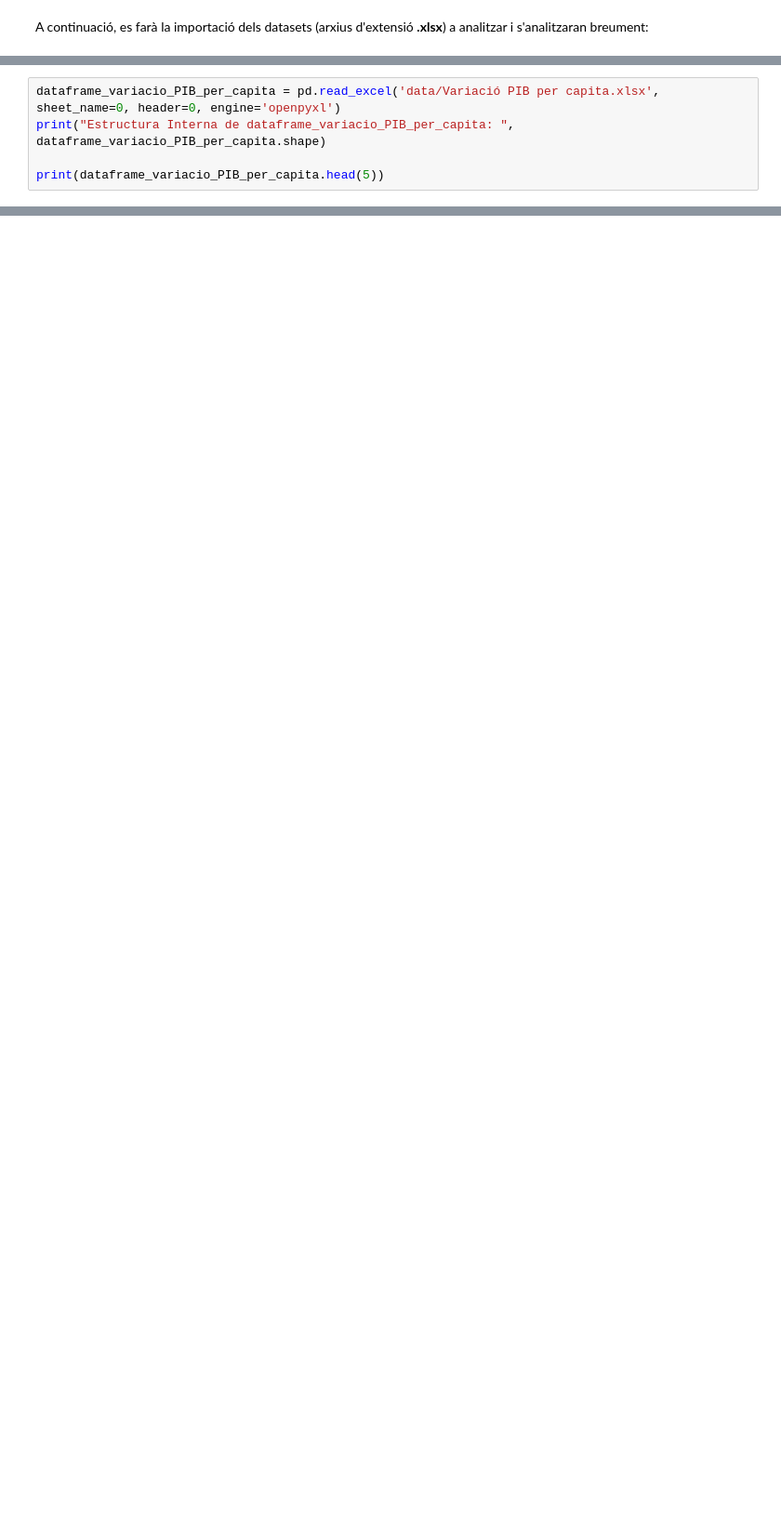
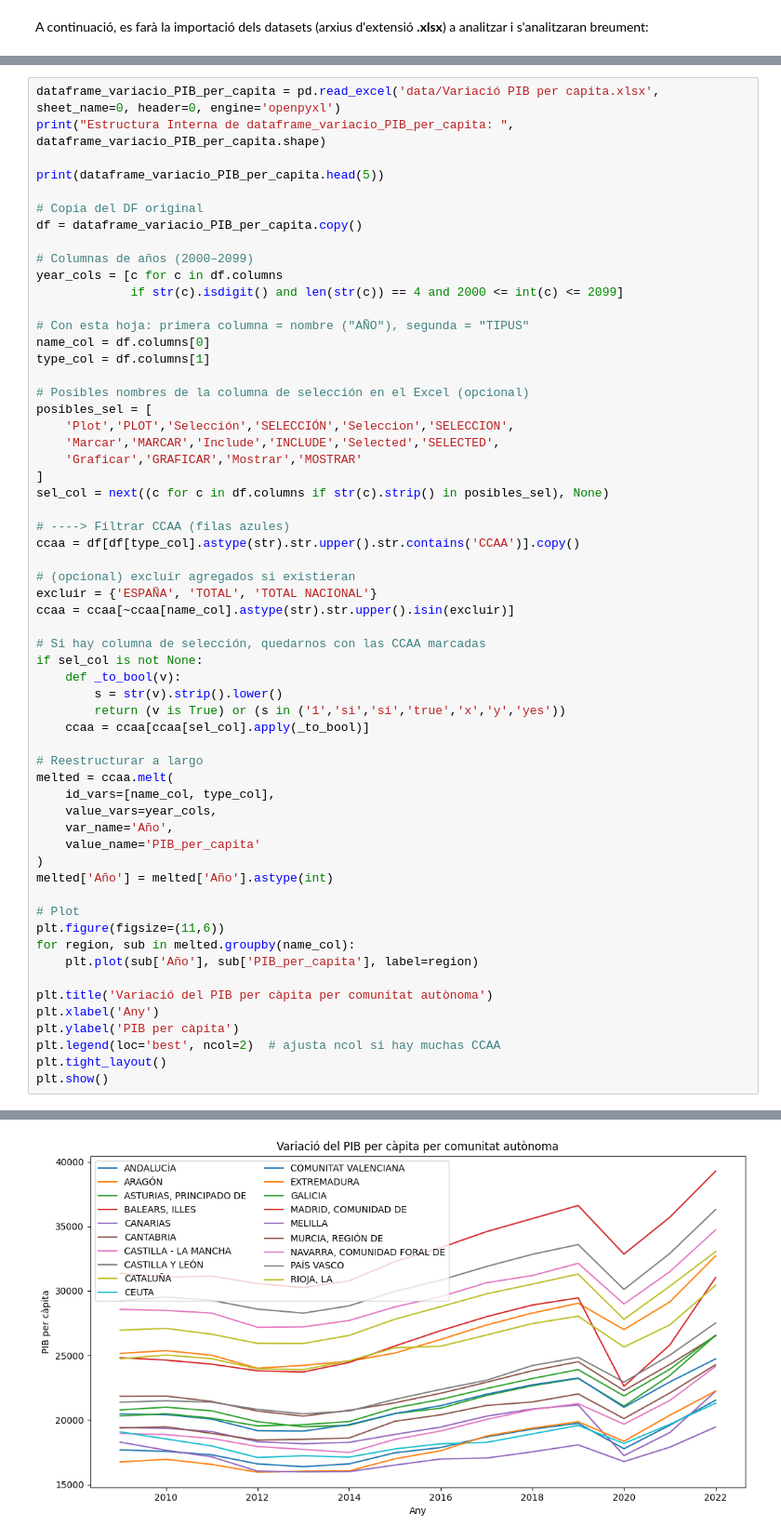
Before and after one commit to arnaumunozbarrera/Hackaton-UAB-2025, a Jupyter notebook: Informe Final.ipynb, the cells around one changed output, grey strips where cells are left out. Shown at 93% size. Drawn from its saved outputs; the diff is of its cells as text; blank space fills up the shorter version.

Commit message:
feature: update graphics

```diff
--- a/Informe Final.ipynb
+++ b/Informe Final.ipynb
@@ -127,3 +183,58 @@ dataframe_variacio_PIB_per_capita = pd.read_excel('data/Variació PIB per capita
 print("Estructura Interna de dataframe_variacio_PIB_per_capita: ", dataframe_variacio_PIB_per_capita.shape)
 
 print(dataframe_variacio_PIB_per_capita.head(5))
+
+# Copia del DF original
+df = dataframe_variacio_PIB_per_capita.copy()
+
+# Columnas de años (2000–2099)
+year_cols = [c for c in df.columns
+             if str(c).isdigit() and len(str(c)) == 4 and 2000 <= int(c) <= 2099]
+
+# Con esta hoja: primera columna = nombre ("AÑO"), segunda = "TIPUS"
+name_col = df.columns[0]
+type_col = df.columns[1]
+
+# Posibles nombres de la columna de selección en el Excel (opcional)
+posibles_sel = [
+    'Plot','PLOT','Selección','SELECCIÓN','Seleccion','SELECCION',
+    'Marcar','MARCAR','Include','INCLUDE','Selected','SELECTED',
+    'Graficar','GRAFICAR','Mostrar','MOSTRAR'
+]
+sel_col = next((c for c in df.columns if str(c).strip() in posibles_sel), None)
+
+# ----> Filtrar CCAA (filas azules)
+ccaa = df[df[type_col].astype(str).str.upper().str.contains('CCAA')].copy()
+
+# (opcional) excluir agregados si existieran
+excluir = {'ESPAÑA', 'TOTAL', 'TOTAL NACIONAL'}
+ccaa = ccaa[~ccaa[name_col].astype(str).str.upper().isin(excluir)]
+
+# Si hay columna de selección, quedarnos con las CCAA marcadas
+if sel_col is not None:
+    def _to_bool(v):
+        s = str(v).strip().lower()
+        return (v is True) or (s in ('1','si','sí','true','x','y','yes'))
+    ccaa = ccaa[ccaa[sel_col].apply(_to_bool)]
+
+# Reestructurar a largo
+melted = ccaa.melt(
+    id_vars=[name_col, type_col],
+    value_vars=year_cols,
+    var_name='Año',
+    value_name='PIB_per_capita'
+)
+melted['Año'] = melted['Año'].astype(int)
+
+# Plot
+plt.figure(figsize=(11,6))
+for region, sub in melted.groupby(name_col):
+    plt.plot(sub['Año'], sub['PIB_per_capita'], label=region)
+
+plt.title('Variació del PIB per càpita per comunitat autònoma')
+plt.xlabel('Any')
+plt.ylabel('PIB per càpita')
+plt.legend(loc='best', ncol=2)  # ajusta ncol si hay muchas CCAA
+plt.tight_layout()
+plt.show()
+# %% [output]
@@ -130 +255,2 @@ print(dataframe_variacio_PIB_per_capita.head(5))
+[figure, added]
 # %%
```
Also changed, not shown: parts of 8 cells of this notebook, 1 other file.
